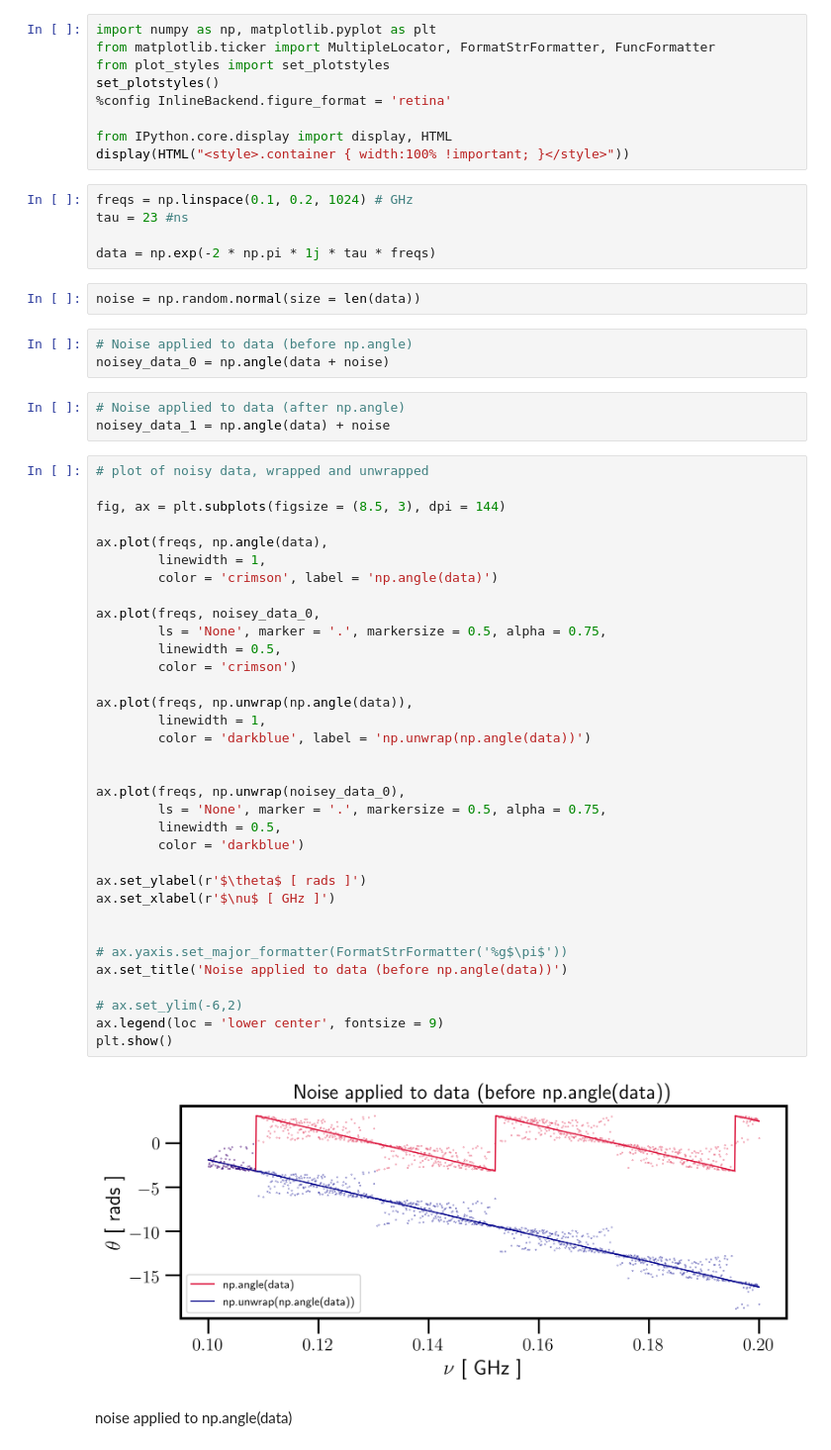
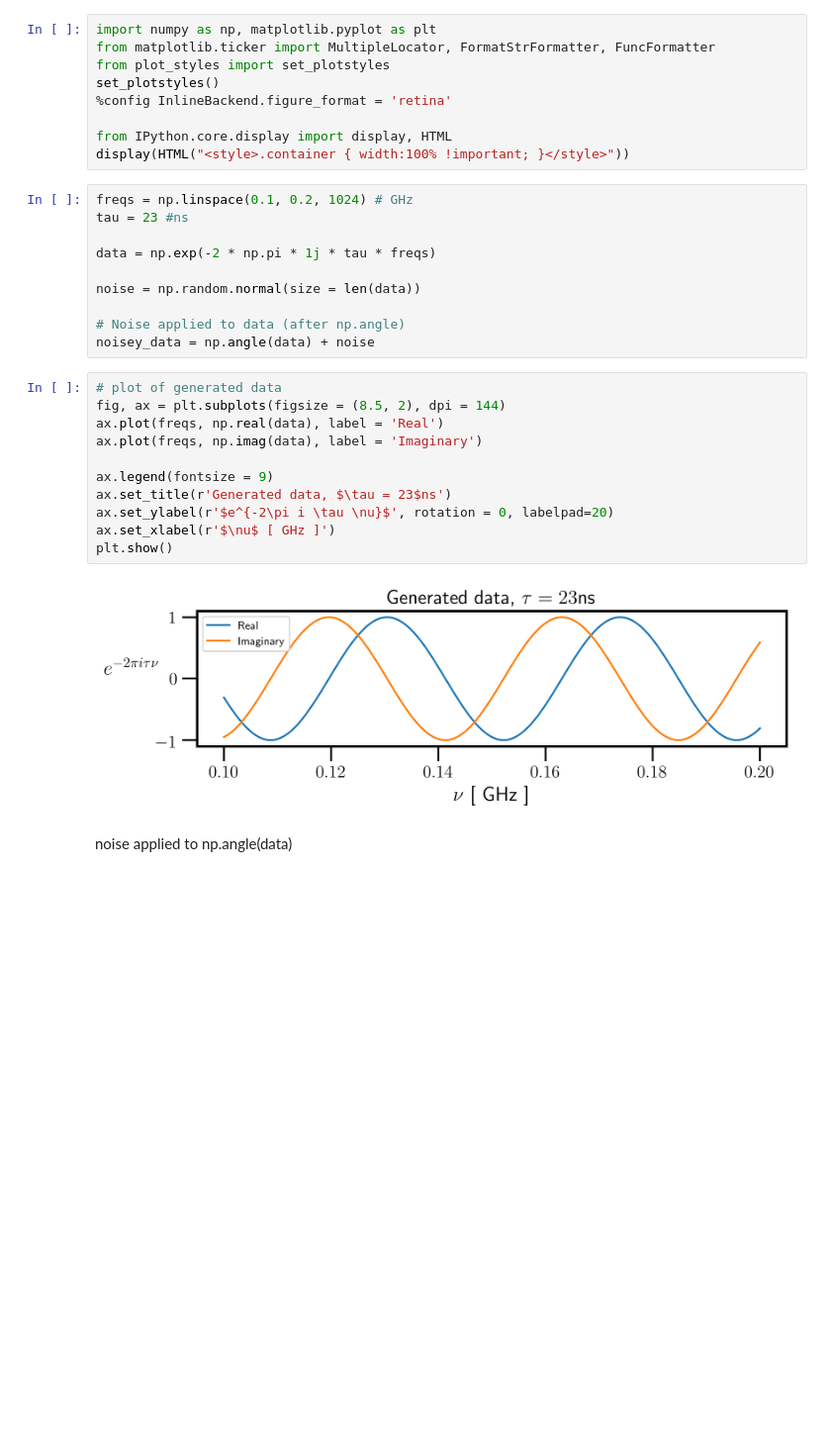
Before and after one commit to andrewasheridan/hera_sandbox, a Jupyter notebook: aas/Wrap_Unwrap/wrap_unwrap_playground.ipynb, the cells around one changed output. Shown at 99% size. Drawn from its saved outputs; the diff is of its cells as text; blank space fills up the shorter version.

```diff
--- a/aas/Wrap_Unwrap/wrap_unwrap_playground.ipynb
+++ b/aas/Wrap_Unwrap/wrap_unwrap_playground.ipynb
@@ -12,50 +12,24 @@ freqs = np.linspace(0.1, 0.2, 1024) # GHz
 tau = 23 #ns
 
 data = np.exp(-2 * np.pi * 1j * tau * freqs)
+
+noise = np.random.normal(size = len(data))
+
+# Noise applied to data (after np.angle)
+noisey_data = np.angle(data) + noise
-# %%
-noise = np.random.normal(size = len(data))
-# %%
-# Noise applied to data (before np.angle)
-noisey_data_0 = np.angle(data + noise)
-# %%
-# Noise applied to data (after np.angle)
-noisey_data_1 = np.angle(data) + noise
-# %%
-# plot of noisy data, wrapped and unwrapped
-
-fig, ax = plt.subplots(figsize = (8.5, 3), dpi = 144)
-
-ax.plot(freqs, np.angle(data),
-        linewidth = 1,
-        color = 'crimson', label = 'np.angle(data)')
-
-ax.plot(freqs, noisey_data_0,
-        ls = 'None', marker = '.', markersize = 0.5, alpha = 0.75,
-        linewidth = 0.5,
-        color = 'crimson')
-
-ax.plot(freqs, np.unwrap(np.angle(data)),
-        linewidth = 1,
-        color = 'darkblue', label = 'np.unwrap(np.angle(data))')
-
-
-ax.plot(freqs, np.unwrap(noisey_data_0),
-        ls = 'None', marker = '.', markersize = 0.5, alpha = 0.75,
-        linewidth = 0.5,
-        color = 'darkblue')
-
-ax.set_ylabel(r'$\theta$ [ rads ]')
-ax.set_xlabel(r'$\nu$ [ GHz ]')
-
-
-# ax.yaxis.set_major_formatter(FormatStrFormatter('%g$\pi$'))
-ax.set_title('Noise applied to data (before np.angle(data))')
-
-# ax.set_ylim(-6,2)
-ax.legend(loc = 'lower center', fontsize = 9)
-plt.show()
-# %% [output]
-[figure, removed]
+# %%
+# plot of generated data
+fig, ax = plt.subplots(figsize = (8.5, 2), dpi = 144)
+ax.plot(freqs, np.real(data), label = 'Real')
+ax.plot(freqs, np.imag(data), label = 'Imaginary')
+
+ax.legend(fontsize = 9)
+ax.set_title(r'Generated data, $\tau = 23$ns')
+ax.set_ylabel(r'$e^{-2\pi i \tau \nu}$', rotation = 0, labelpad=20)
+ax.set_xlabel(r'$\nu$ [ GHz ]')
+plt.show()
+# %% [output]
+[figure, added]
 # %% [markdown]
 noise applied to np.angle(data)
 # %%
```
Also changed, not shown: parts of 13 cells of this notebook.
